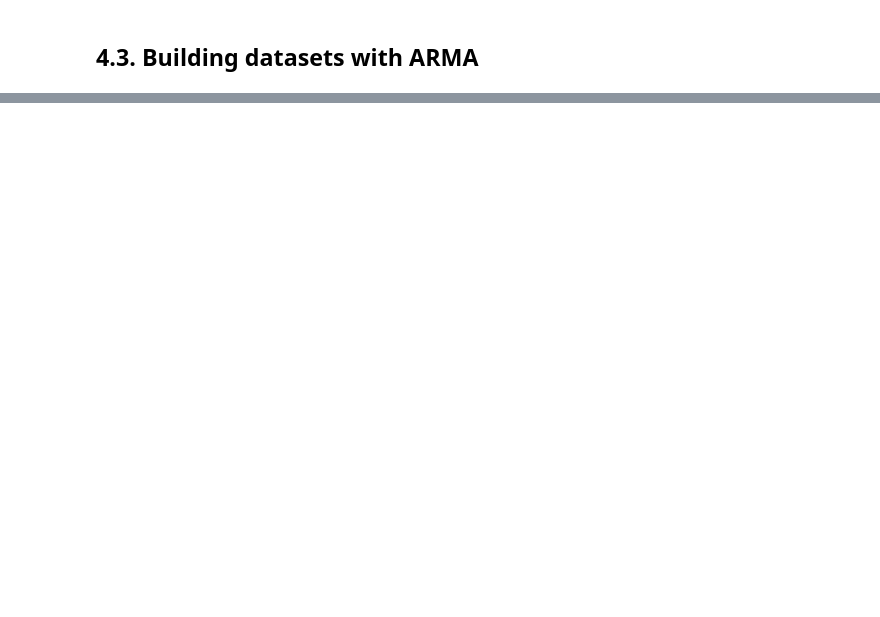
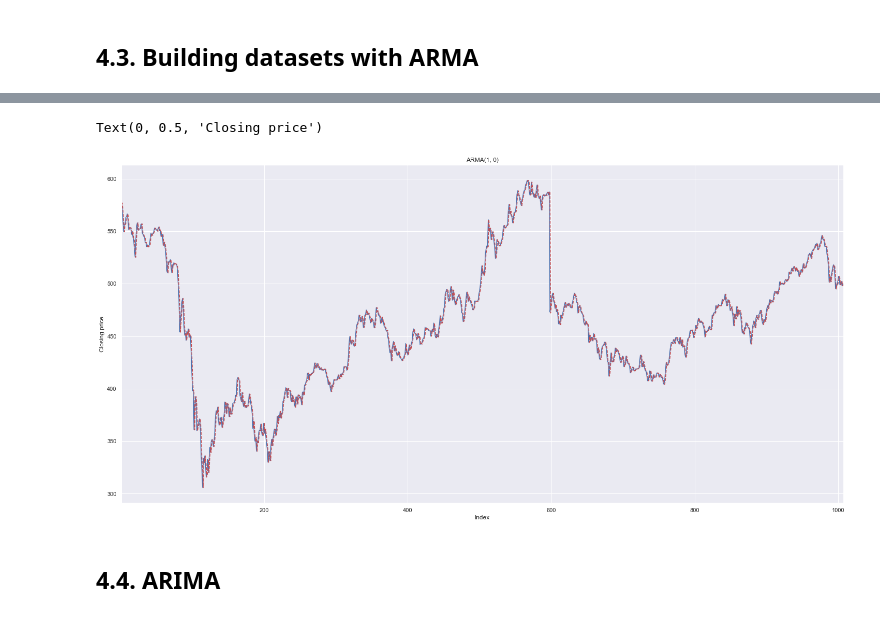
Before and after one commit to Meigarom/TimeSeries-Academy, a Jupyter notebook: book-practical-timeSeries-analysis/book_codes.ipynb, the cells around one changed output, grey strips where cells are left out. Cells and saved outputs as stored; diff of their text form; code cells hidden in the pictures; blank space fills up the shorter version.

```diff
--- a/book-practical-timeSeries-analysis/book_codes.ipynb
+++ b/book-practical-timeSeries-analysis/book_codes.ipynb
@@ -315,0 +437,18 @@ Roots
+# %%
+# Building optimized model using minimum AIC
+arma_obj_fin = smtsa.ARMA( ibm_df.Close_Price.tolist(), order=(1, 1) ).fit( maxlag=30, method='mle', trend='nc' )
+ibm_df['ARMA'] = arma_obj_fin.predict()
+# %%
+# Plot the curves
+f, axarr = plt.subplots( 1, sharex=True )
+#f.set_size_inches( 5.5, 5.5 )
+ibm_df['Close_Price'].iloc[1:].plot( color='b', linestyle='-', ax=axarr )
+ibm_df['ARMA'].iloc[1:].plot( color='r', linestyle='--', ax=axarr )
+axarr.set_title( 'ARMA(1, 0)' )
+plt.xlabel( 'Index' )
+plt.ylabel( 'Closing price' )
+# %% [output]
+Text(0, 0.5, 'Closing price')
+[figure, added]
+# %% [markdown]
+## 4.4. ARIMA
```
Also changed, not shown: parts of 25 cells of this notebook.
